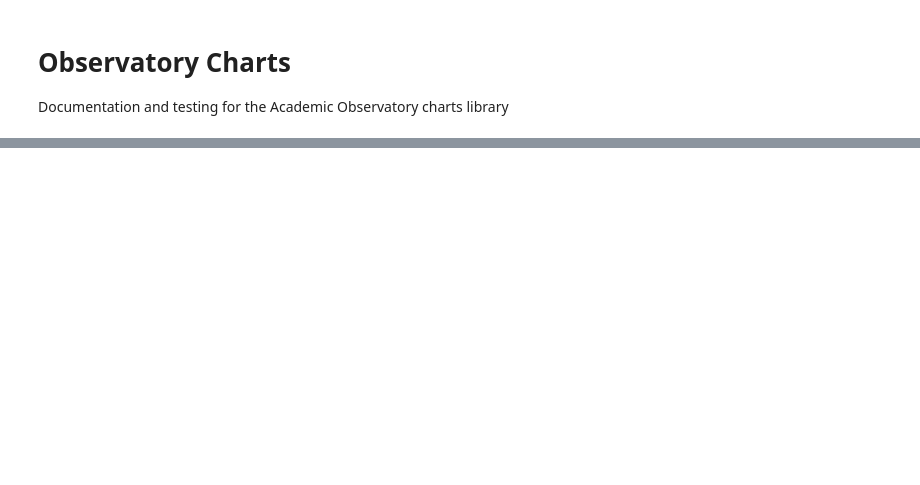
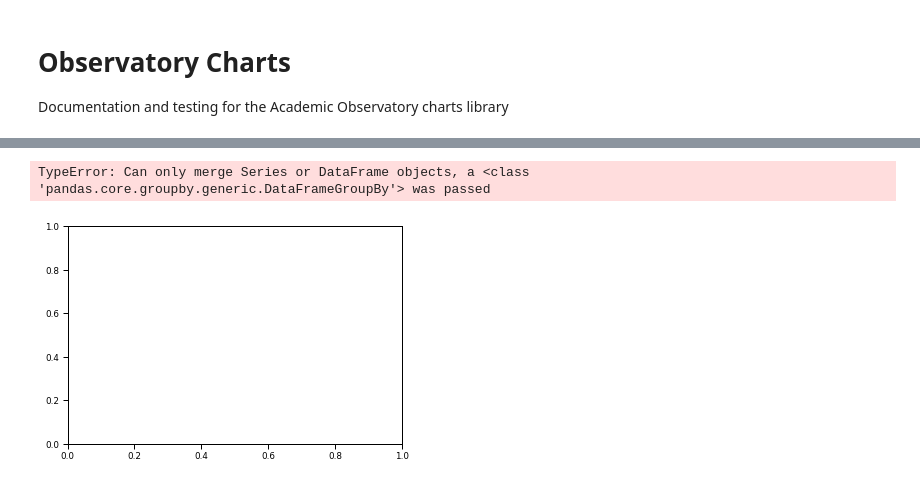
Before and after one commit to The-Academic-Observatory/observatory-platform, a Jupyter notebook: academic_observatory/analysis/Observatory Charts.ipynb, the cells around one changed output, grey strips where cells are left out. Drawn from its saved outputs; the diff is of its cells as text; code cells hidden in the pictures; blank space fills up the shorter version.

Commit message:
Updates to data and the demonstration notebook

```diff
--- a/academic_observatory/analysis/Observatory Charts.ipynb
+++ b/academic_observatory/analysis/Observatory Charts.ipynb
@@ -192,0 +233,10 @@ AttributeError: 'AxesSubplot' object has no property 'figsize'
+# %%
+m = CountryChloropleth(test_data, 'total', 'country', 'country')
+m.world.set_index('name')
+m.process_data()
+# %% [output]
+TypeError: Can only merge Series or DataFrame objects, a <class 'pandas.core.groupby.generic.DataFrameGroupBy'> was passed
+# %%
+fig, ax = plt.subplots(figsize=None)
+# %% [output]
+[figure, added]
```
Also changed, not shown: parts of 20 cells of this notebook, 1 other file.
